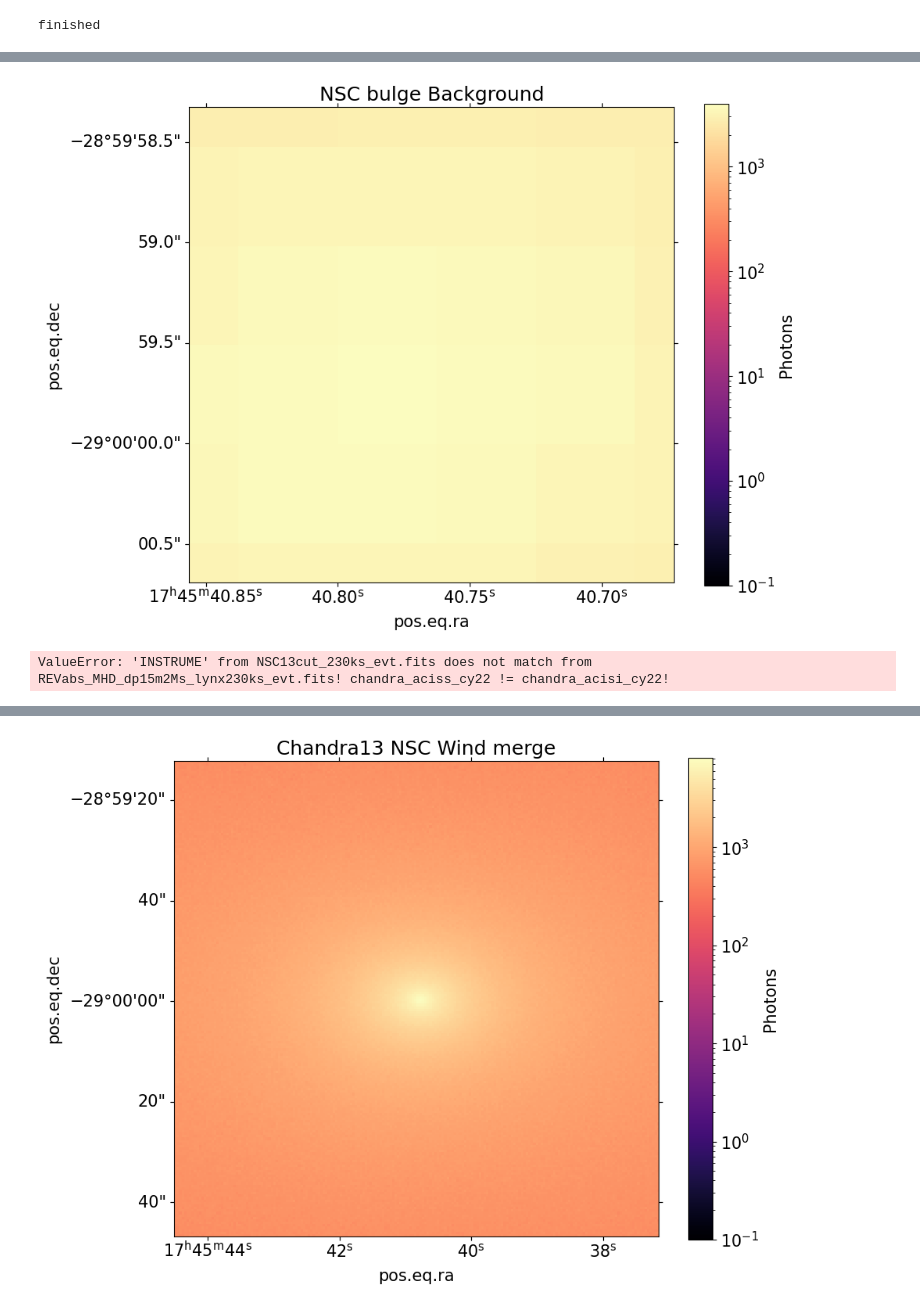
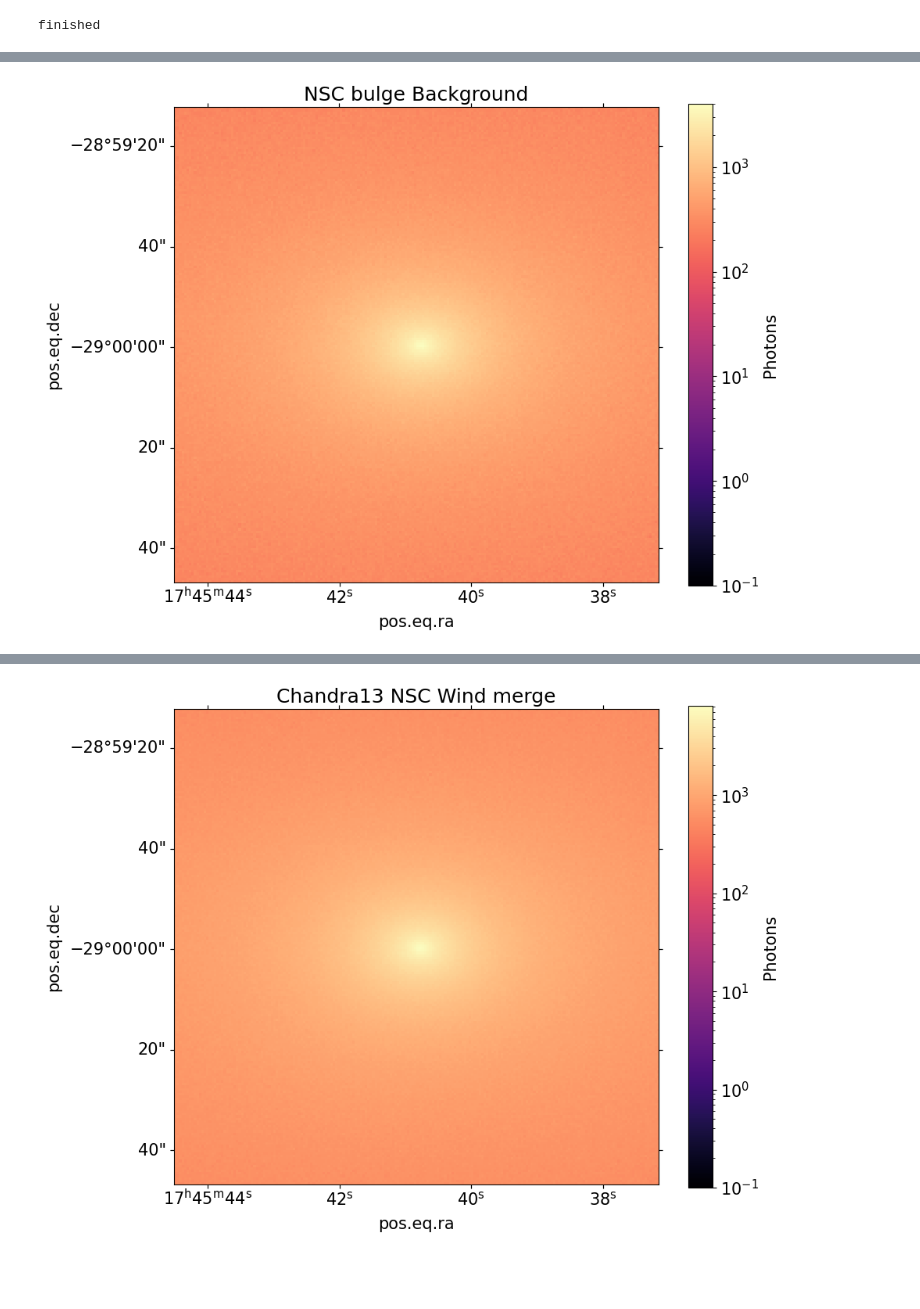
Before and after one commit to DanK-23/SOSAXE-Project, a Jupyter notebook: SOSAXE_bkgd_merge.ipynb, the cells around one changed output, grey strips where cells are left out. Saved outputs shown, nothing was run; the diff lists cells and outputs as text; code cells hidden in the pictures; blank space fills up the shorter version.

```diff
--- a/SOSAXE_bkgd_merge.ipynb
+++ b/SOSAXE_bkgd_merge.ipynb
@@ -146,19 +31,7 @@ USE THIS NORTH: <--
-# %%
-nwidth = (128)  # number of pixels in the width of the Athena map
-ndepth = (128)  # number of pixels in the depth of the Athena map
-width=(float(10.0), "pc") #width of simulation cube
-depth = (float(10.0), "pc") #depth of simulation cube
-c = ds.arr([0.0, 0.0, 0.0], "code_length") #setting the center
-
-
-L = [ 9.1354546e-01, 1.5236623e-01,  -3.7711965e-01] # vector normal to cutting plane
-N = [0.374606593, -0.927183855, 0.374606593] #the North (upward facing) vector
-
-pyxsim.make_column_density_map(ds, L, c, width, depth, nwidth, ndepth, "internal_abs_REV.h5", north_vector=N,)
 # %%
 ra0, dec0 = 266.42, -29 # center coords of image, from event file (updated to proper degrees)
-nx = 255 # size of image, got from file (remember to update if you use a cut version)
+nx = 212 # size of image, got from file (remember to update if you use a cut version)
 #x=255 y=130 what is that in pixel space
 dx = 0.5*u.arcsec # pixel size, you told me
-twidth = (10)
+#twidth = (10)
 # %%
@@ -189,10 +64,10 @@ print("finished")
 # %% [output]
 finished
 # %%
-w=WCS(naxis=2)
+w = WCS(naxis=2)
 w.wcs.cunit = ["deg"]*2
 w.wcs.crval = [ra0, dec0] # center of image in RA, Dec
-w.wcs.crpix = [(nx+1),.5*(nx+1)] # center of image in pixel space
+w.wcs.crpix = [1.2*(nx+1),0.6*(nx+1)] # center of image in pixel space
 w.wcs.cdelt = [-dx.to_value("deg"), dx.to_value("deg")]
 w.wcs.ctype = ["RA---TAN", "DEC--TAN"]
 wheader = w.to_header()
@@ -253,29 +129,26 @@ soxs : [INFO     ] 2024-07-23 15:14:22,494 Observation complete.
 soxs.write_image("NSC13cut_230ks_evt.fits", "NSC13cut_230ks_img.fits", overwrite=True)
 # %%
 with fits.open("NSC13cut_230ks_img.fits") as f:
+    width = 400
     hdu = f["IMAGE"] # grab the image
     wcs = WCS(hdu.header) # grabs the coordinate system
     center = wcs.wcs.crpix # t center pixel coordinates of the image
     fig, ax = plt.subplots(figsize=(10,10), subplot_kw=dict(projection=wcs))
     # Create the image with a logscale
     p = ax.imshow(hdu.data, norm=LogNorm(vmin=0.1),cmap='magma')
     plt.rcParams['font.size'] = '15'
     # Sets the limits of the plot
 
-    ax.set_xlim(center[0]-0.25*twidth, center[0]+0.24*twidth)
-    ax.set_ylim(center[1]-0.24*twidth, center[1]+0.24*twidth)
+    ax.set_xlim(center[0]-0.25*width, center[0]+0.24*width)
+    ax.set_ylim(center[1]-0.24*width, center[1]+0.24*width)
     #ax.set_title('Lynx With Doppler 230ks')
 # Zeros get set to a white color
     ax.set_facecolor('black')
     #ax.tick_params(axis='x', colors='white')
     #ax.tick_params(axis='y', colors='white')
     ax.xaxis.label.set_color('white')
     #ax.margins(x=-0.45, y=-0.25)
     ax.set_title("NSC bulge Background")
     fig.colorbar(p,label = 'Photons',shrink=0.80)
 # %% [output]
-[figure, old version]
+[figure, new version]
-# %%
-soxs.merge_event_files(["REVabs_MHD_dp15m2Ms_lynx230ks_evt.fits", "NSC13cut_230ks_evt.fits"], "totchandra_230kscut_evt.fits", overwrite=True)
-# %% [output]
-ValueError: 'INSTRUME' from NSC13cut_230ks_evt.fits does not match from REVabs_MHD_dp15m2Ms_lynx230ks_evt.fits! chandra_aciss_cy22 != chandra_acisi_cy22!
```
Also changed, not shown: parts of 16 cells of this notebook.
